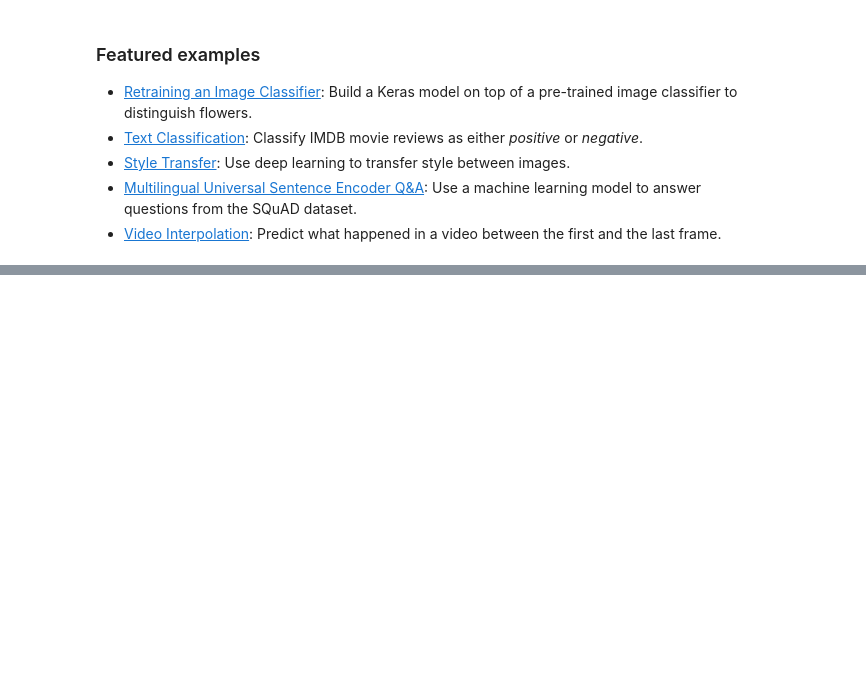
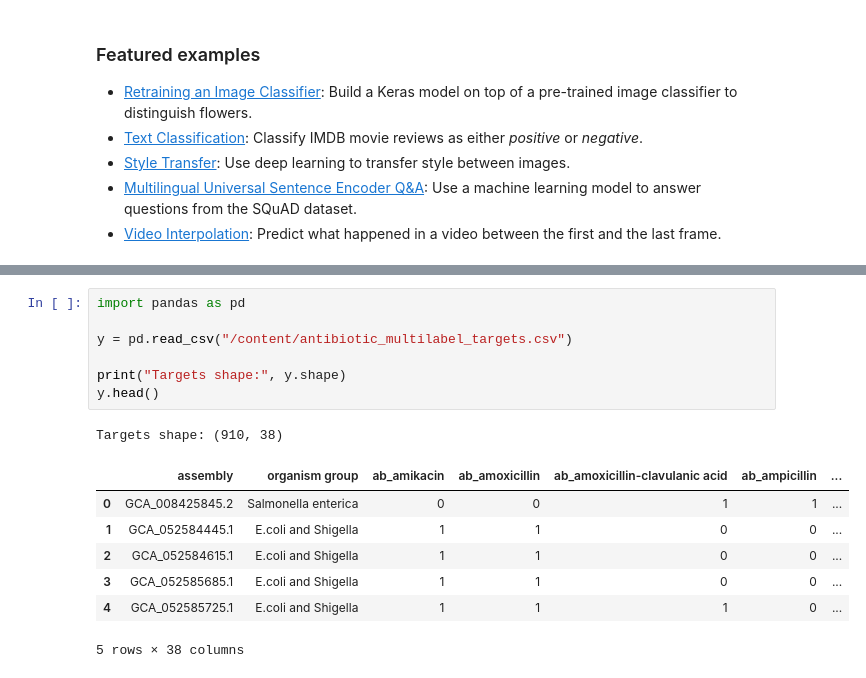
Before and after one commit to Oselin1988/ast_model, a Jupyter notebook: Welcome_To_Colab.ipynb, the cells around one changed output, grey strips where cells are left out. Saved outputs shown, nothing was run; the diff lists cells and outputs as text; blank space fills up the shorter version.

```diff
--- a/Welcome_To_Colab.ipynb
+++ b/Welcome_To_Colab.ipynb
@@ -3432,0 +568,16 @@ Epoch 2/50
+# %%
+import pandas as pd
+
+y = pd.read_csv("/content/antibiotic_multilabel_targets.csv")
+
+print("Targets shape:", y.shape)
+y.head()
+# %% [output]
+Targets shape: (910, 38)
+|  | assembly | organism group | ab_amikacin | ab_amoxicillin | ab_amoxicillin-clavulanic acid | ab_ampicillin | ... |
+| 0 | GCA_008425845.2 | Salmonella enterica | 0 | 0 | 1 | 1 | ... |
+| 1 | GCA_052584445.1 | E.coli and Shigella | 1 | 1 | 0 | 0 | ... |
+| 2 | GCA_052584615.1 | E.coli and Shigella | 1 | 1 | 0 | 0 | ... |
+| 3 | GCA_052585685.1 | E.coli and Shigella | 1 | 1 | 0 | 0 | ... |
+| 4 | GCA_052585725.1 | E.coli and Shigella | 1 | 1 | 1 | 0 | ... |
+5 rows × 38 columns
```
Also changed, not shown: parts of 76 cells of this notebook.
